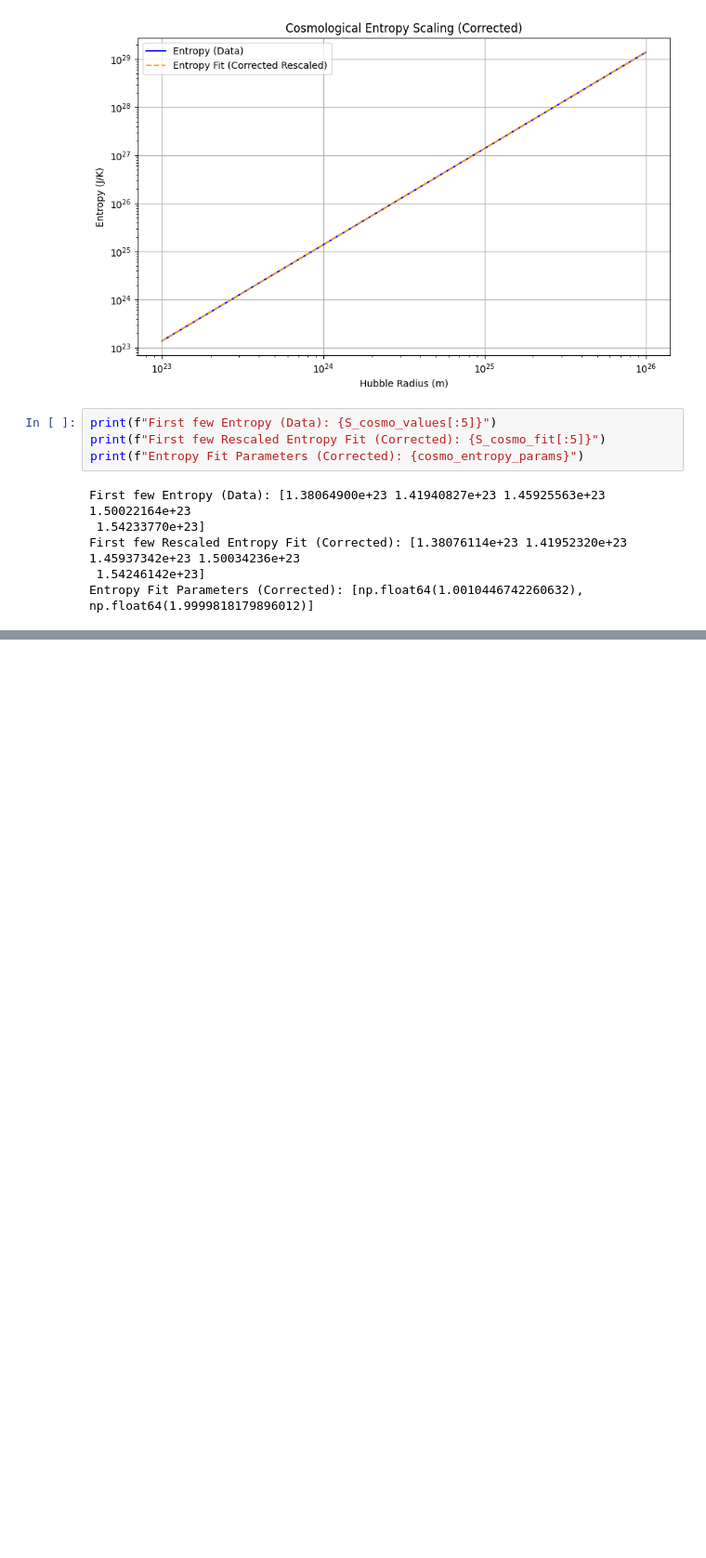
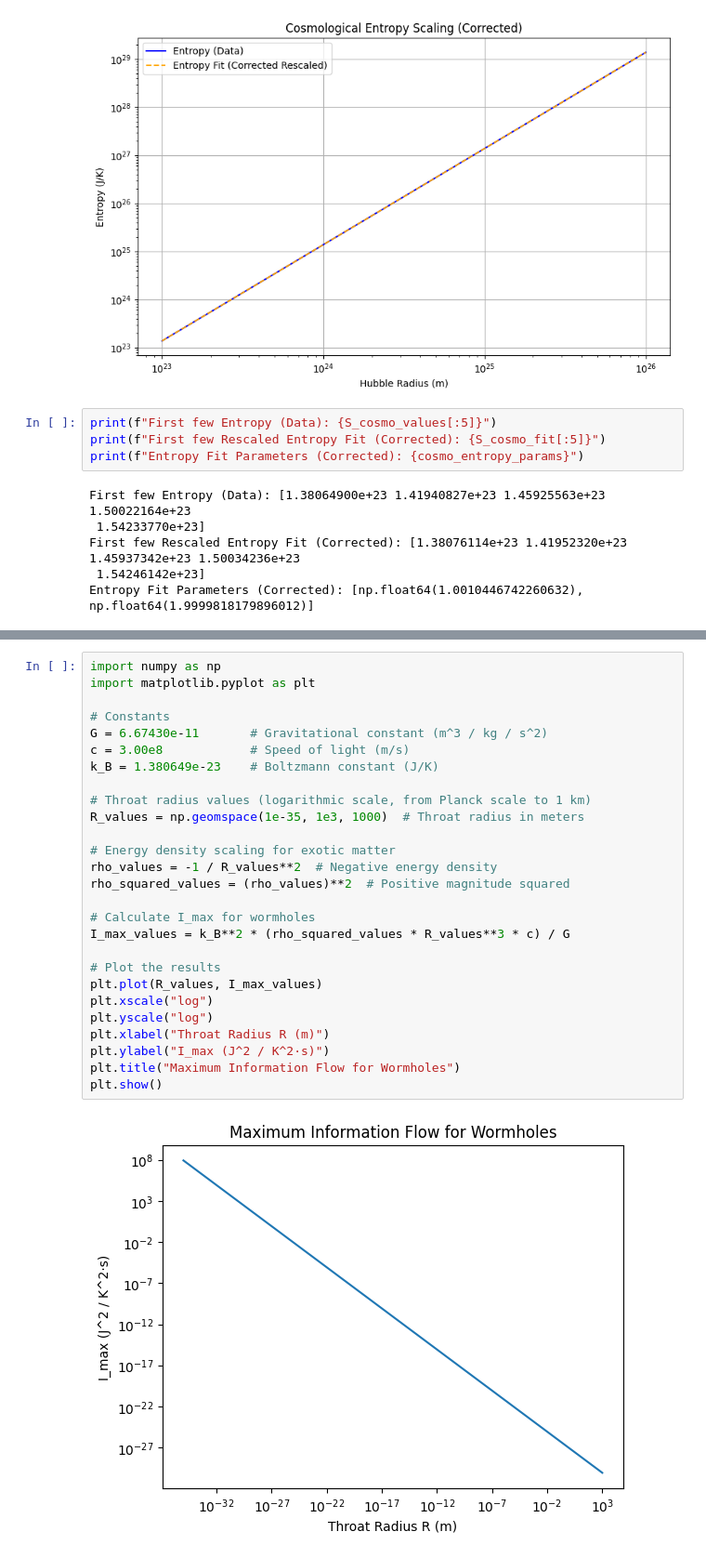
Before and after one commit to nking-1/Generativity, a Jupyter notebook: ComplexityEfficiency.ipynb, the cells around one changed output, grey strips where cells are left out. Shown at 93% size. Drawn from its saved outputs; the diff is of its cells as text; blank space fills up the shorter version.

```diff
--- a/ComplexityEfficiency.ipynb
+++ b/ComplexityEfficiency.ipynb
@@ -1101,0 +1213,29 @@ Entropy Fit Parameters (Corrected): [np.float64(1.0010446742260632), np.float64(
+# %%
+import numpy as np
+import matplotlib.pyplot as plt
+
+# Constants
+G = 6.67430e-11       # Gravitational constant (m^3 / kg / s^2)
+c = 3.00e8            # Speed of light (m/s)
+k_B = 1.380649e-23    # Boltzmann constant (J/K)
+
+# Throat radius values (logarithmic scale, from Planck scale to 1 km)
+R_values = np.geomspace(1e-35, 1e3, 1000)  # Throat radius in meters
+
+# Energy density scaling for exotic matter
+rho_values = -1 / R_values**2  # Negative energy density
+rho_squared_values = (rho_values)**2  # Positive magnitude squared
+
+# Calculate I_max for wormholes
+I_max_values = k_B**2 * (rho_squared_values * R_values**3 * c) / G
+
+# Plot the results
+plt.plot(R_values, I_max_values)
+plt.xscale("log")
+plt.yscale("log")
+plt.xlabel("Throat Radius R (m)")
+plt.ylabel("I_max (J^2 / K^2·s)")
+plt.title("Maximum Information Flow for Wormholes")
+plt.show()
+# %% [output]
+[figure, added]
```
Also changed, not shown: parts of 6 cells of this notebook.
